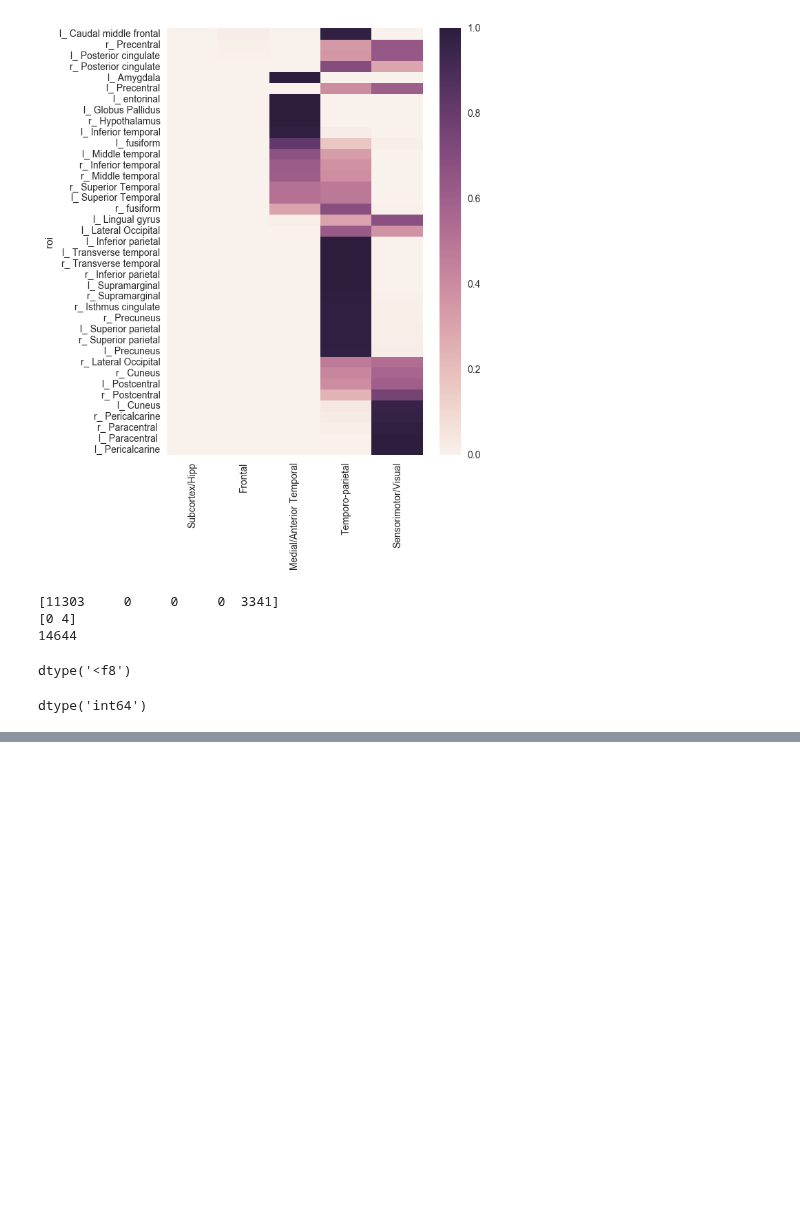
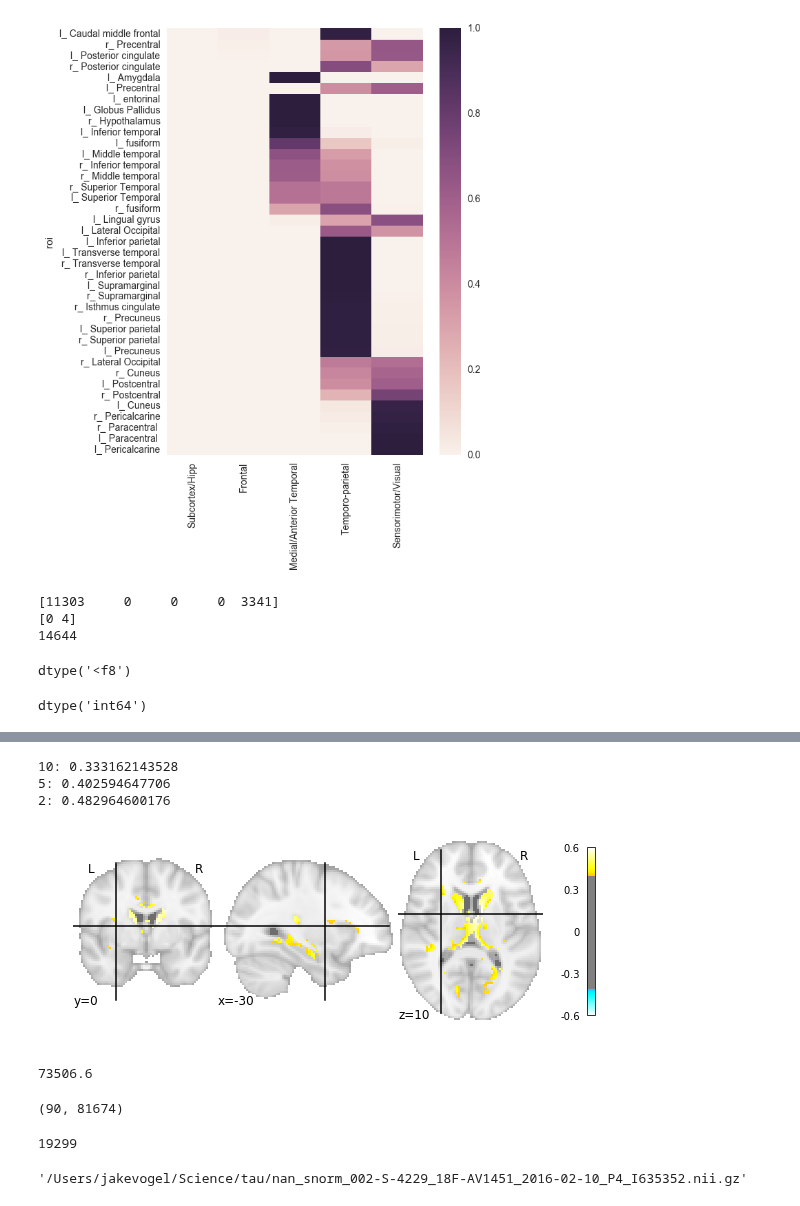
Before and after one commit to illdopejake/hack_projects, a Jupyter notebook: NMI_and_such.ipynb, the cells around one changed output, grey strips where cells are left out. Saved outputs shown, nothing was run; the diff lists cells and outputs as text; code cells hidden in the pictures; blank space fills up the shorter version.

```diff
--- a/NMI_and_such.ipynb
+++ b/NMI_and_such.ipynb
@@ -631,0 +700,14 @@ dtype('int64')
+# %%
+tauz = sorted(glob('/Users/jakevogel/Science/tau/nan_snorm*'))
+catch = []
+x,y,z = mm2s['lund_core'].shape
+for i,tau in enumerate(tauz):
+    jnk = ni.load(tau)
+    jnk2mm = image.resample_to_img(jnk,mni2mm).get_data()
+    jnk2mm = jnk2mm.reshape(x,y,z,1)
+    catch.append(jnk2mm)
+    if i%10==0:
+        print('finished',i)
+print('contatenating')
+i4d = np.concatenate(catch,3)
+del(catch)
@@ -631,0 +731,7 @@ dtype('int64')
+# %%
+mask2 = np.zeros_like(mm2s['lund_cons'].get_data())
+mask2[mm2s['lund_cons'].get_data()>0] = 1
+mask2 = ni.Nifti1Image(mask2,mm2s['lund_cons'].affine)
+m_tfm = input_data.NiftiMasker(mask2)
+m_clusters = m_tfm.fit_transform(mm2s['lund_cons'])
+m_tau = m_tfm.fit_transform(ni.Nifti1Image(i4d,mm2s['lund_cons'].affine))
@@ -631,0 +745,10 @@ dtype('int64')
+# %%
+clust_coords = np.where(m_clusters==1)
+selector = np.random.randint(0,len(clust_coords[0]),100)
+results = np.zeros((100,m_clusters.shape[1]))
+for i in range(100):
+    vox = clust_coords[1][selector[i]]
+    vec = m_tau[:,vox]
+    r_vec = [stats.pearsonr(vec, m_tau[:,x])[0] for x in range(m_clusters.shape[1])]
+    results[i,:] = r_vec
+    print('finished',i)
@@ -631,0 +773,28 @@ dtype('int64')
+# %%
+meanr = results.mean(0)
+print('10:',sorted(meanr)[int(len(meanr)*0.9)])
+print('5:',sorted(meanr)[int(len(meanr)*0.95)])
+print('2:',sorted(meanr)[int(len(meanr)*0.98)])
+clus1_rs = m_tfm.inverse_transform(meanr)
+# %% [output]
+10: 0.333162143528
+5: 0.402594647706
+2: 0.482964600176
+# %%
+plt.close()
+plotting.plot_stat_map(clus1_rs, threshold=0.40259,cut_coords=[-30,0,10])
+plt.show()
+# %% [output]
+[figure, added]
+# %%
+len(meanr)*.9
+# %% [output]
+73506.6
+# %%
+m_tau.shape
+# %% [output]
+(90, 81674)
+# %%
+clust_coords[1][50]
+# %% [output]
+19299
@@ -631,0 +807,4 @@ dtype('int64')
+# %%
+tauz[0]
+# %% [output]
+'/Users/jakevogel/Science/tau/nan_snorm_002-S-4229_18F-AV1451_2016-02-10_P4_I635352.nii.gz'
```
Also changed, not shown: parts of 26 cells of this notebook.
